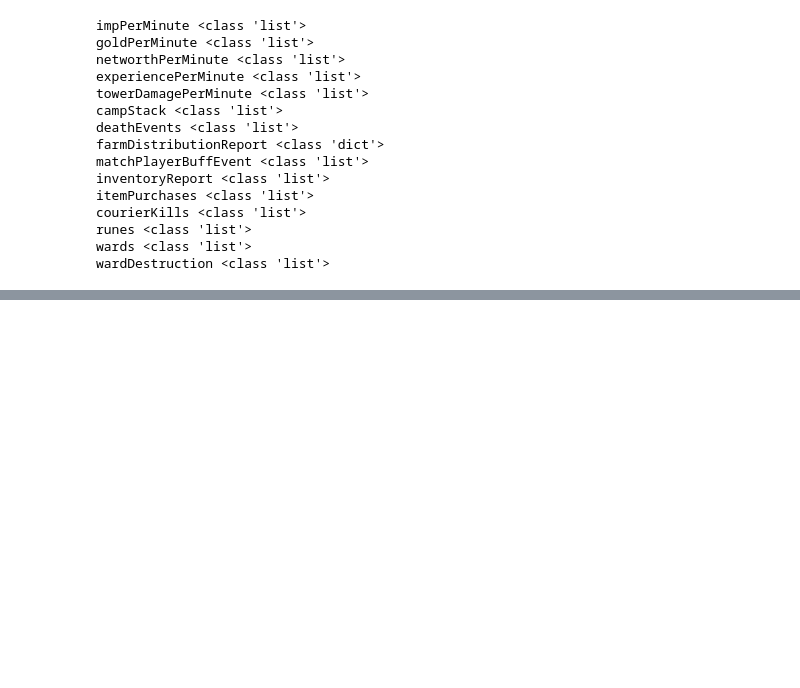
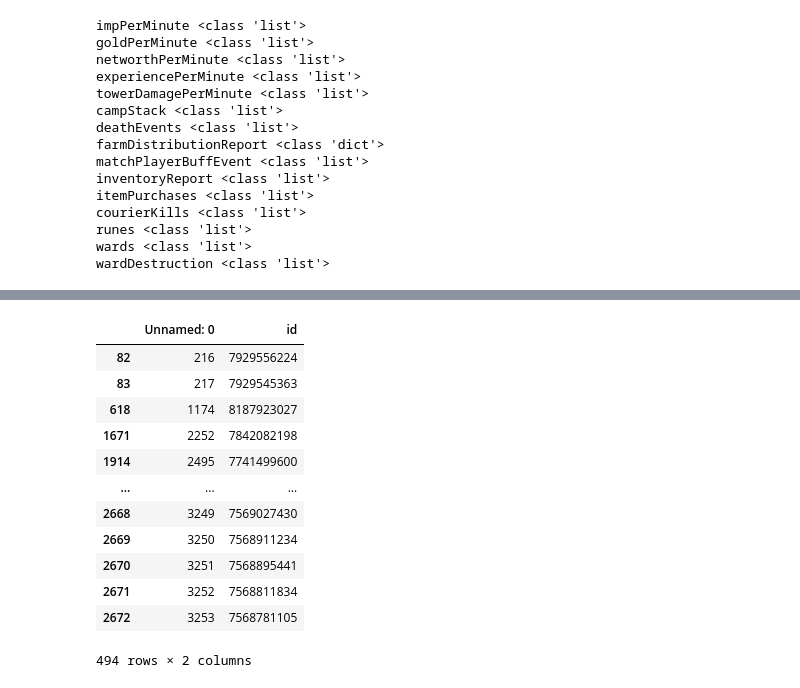
Before and after one commit to b-bige/dota-analytics, a Jupyter notebook: src/match_details_stratz.ipynb, the cells around one changed output, grey strips where cells are left out. Drawn from its saved outputs; the diff is of its cells as text; code cells hidden in the pictures; blank space fills up the shorter version.

```diff
--- a/src/match_details_stratz.ipynb
+++ b/src/match_details_stratz.ipynb
@@ -365,3 +153,37 @@ with psycopg.connect(conn_str) as conn:
     create_table_query = f'ALTER TABLE "match_players" {schema};'
     with conn.cursor() as cur:
         cur.execute(create_table_query)
+# %%
+query = 'SELECT id FROM league_details ld WHERE ld."prizePool" > 500000;'
+league_ids = dbf.query_select_to_df(conn_str, query, 'league_details', columns=['id'])['id']
+query = '''
+    query($id: Int!, $request: LeagueMatchesRequestType!) {
+        league(id: $id) {
+            matches(request: $request) {
+                id
+            }
+        }
+    }
+'''
+match_ids = pd.DataFrame(columns=['id'])
+for league_id in league_ids:
+    skip_counter = 0
+    while True:
+        results = dbf.query_stratz(
+            query,
+            headers,
+            api_url,
+            variables={
+                'id': league_id,
+                'request': {'isParsed': True, 'take':100, 'skip': skip_counter}})
+        results_matches = results['data']['league']['matches']
+        skip_counter += 100
+        if len(results_matches) == 0:
+            break
+        match_ids = pd.concat([match_ids, pd.DataFrame(results_matches)], axis=0)
+match_ids = match_ids.reset_index().drop(['index'], axis=1)
+query = 'SELECT id FROM match_details;'
+db_match_ids = dbf.query_select_to_df(conn_str, query, 'match_details', columns=['id'])
+for idx, row in match_ids.copy().iterrows():
+    if row['id'] in list(db_match_ids['id']):
+        match_ids = match_ids.drop(idx, axis=0)
@@ -367,0 +210,21 @@ with psycopg.connect(conn_str) as conn:
+# %%
+query = 'SELECT id FROM match_details;'
+db_match_ids = dbf.query_select_to_df(conn_str, query, 'match_details', columns=['id'])
+for idx, row in match_ids.copy().iterrows():
+    if row['id'] in list(db_match_ids['id']):
+        match_ids = match_ids.drop(idx, axis=0)
+match_ids
+# %% [output]
+|  | Unnamed: 0 | id |
+| 82 | 216 | 7929556224 |
+| 83 | 217 | 7929545363 |
+| 618 | 1174 | 8187923027 |
+| 1671 | 2252 | 7842082198 |
+| 1914 | 2495 | 7741499600 |
+| ... | ... | ... |
+| 2668 | 3249 | 7569027430 |
+| 2669 | 3250 | 7568911234 |
+| 2670 | 3251 | 7568895441 |
+| 2671 | 3252 | 7568811834 |
+| 2672 | 3253 | 7568781105 |
+494 rows × 2 columns
```
Also changed, not shown: parts of 6 cells of this notebook, 5 other files.
